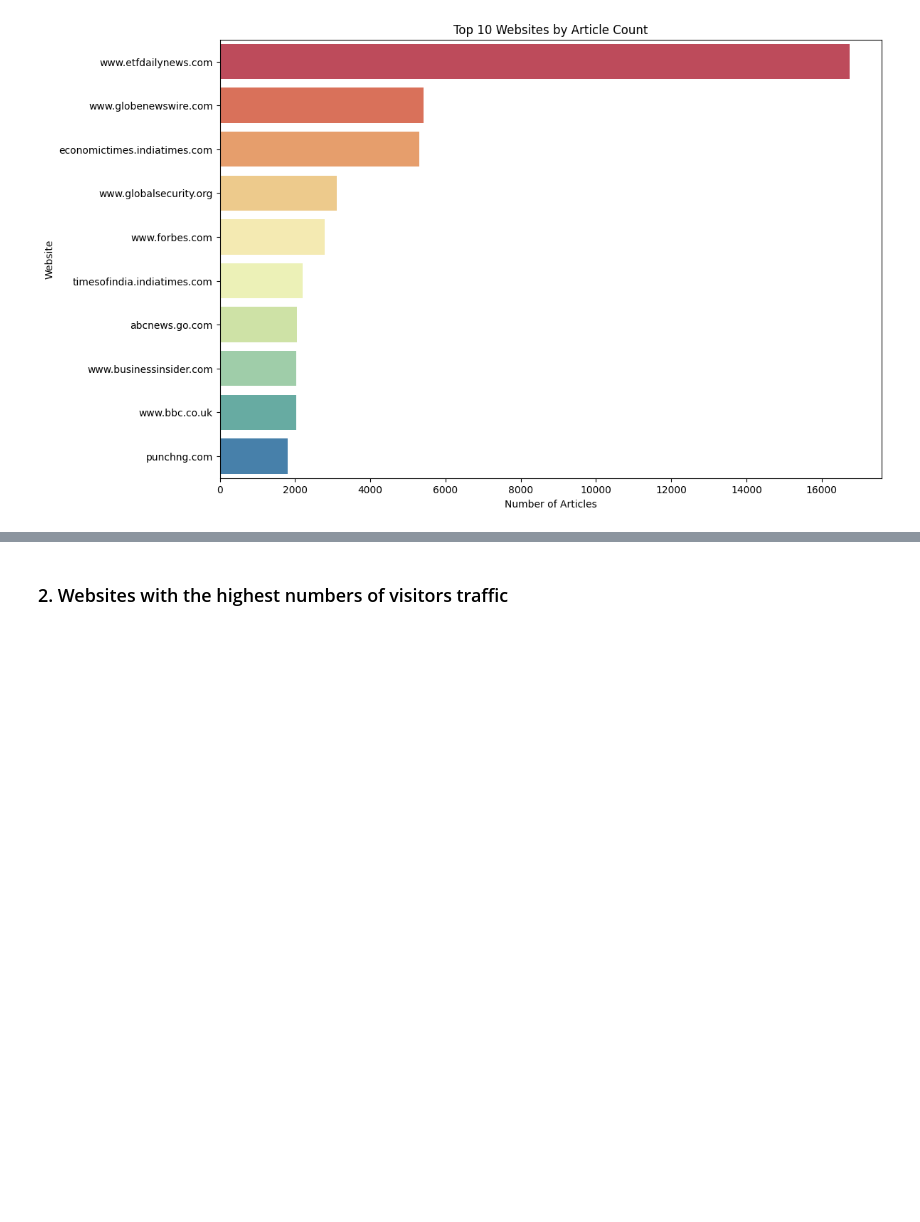
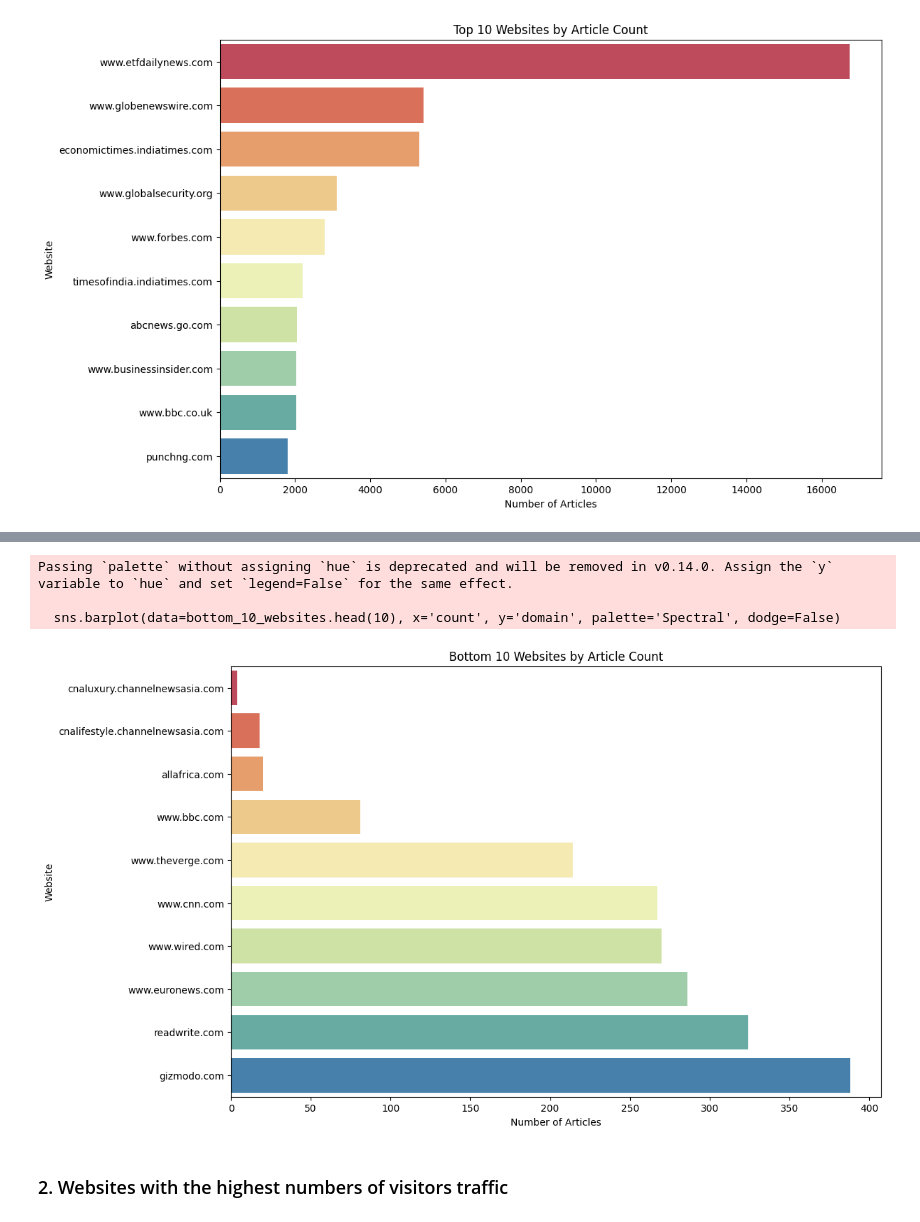
Before and after one commit to MamaMoh/news_correlation_10ac_week0, a Jupyter notebook: notebooks/eda.ipynb, the cells around one changed output, grey strips where cells are left out. Cells and saved outputs as stored; diff of their text form; code cells hidden in the pictures; blank space fills up the shorter version.

```diff
--- a/notebooks/eda.ipynb
+++ b/notebooks/eda.ipynb
@@ -152,3 +166,11 @@ plt.ylabel('Website')
 plt.show()
 # %% [output]
 [figure]
+# %%
+# Count the number of articles per website
+website_counts = ratingData['domain'].value_counts().reset_index()
+website_counts.columns = ['domain', 'count']
+sorted_website_counts = website_counts.sort_values('count')
+
+bottom_10_websites = sorted_website_counts.head(10)
+print(bottom_10_websites)
@@ -155,3 +189,16 @@ plt.show()
+# %%
+# Plot the top 10 websites by article count
+plt.figure(figsize=(12, 8))
+sns.barplot(data=bottom_10_websites.head(10), x='count', y='domain', palette='Spectral', dodge=False)
+plt.title('Bottom 10 Websites by Article Count')
+plt.xlabel('Number of Articles')
+plt.ylabel('Website')
+plt.show()
+# %% [output]
+Passing `palette` without assigning `hue` is deprecated and will be removed in v0.14.0. Assign the `y` variable to `hue` and set `legend=False` for the same effect.
+
+  sns.barplot(data=bottom_10_websites.head(10), x='count', y='domain', palette='Spectral', dodge=False)
+[figure, added]
 # %% [markdown]
 ### 2. Websites with the highest numbers of visitors traffic
 # %%
```
Also changed, not shown: parts of 7 cells of this notebook, 2 other files.
